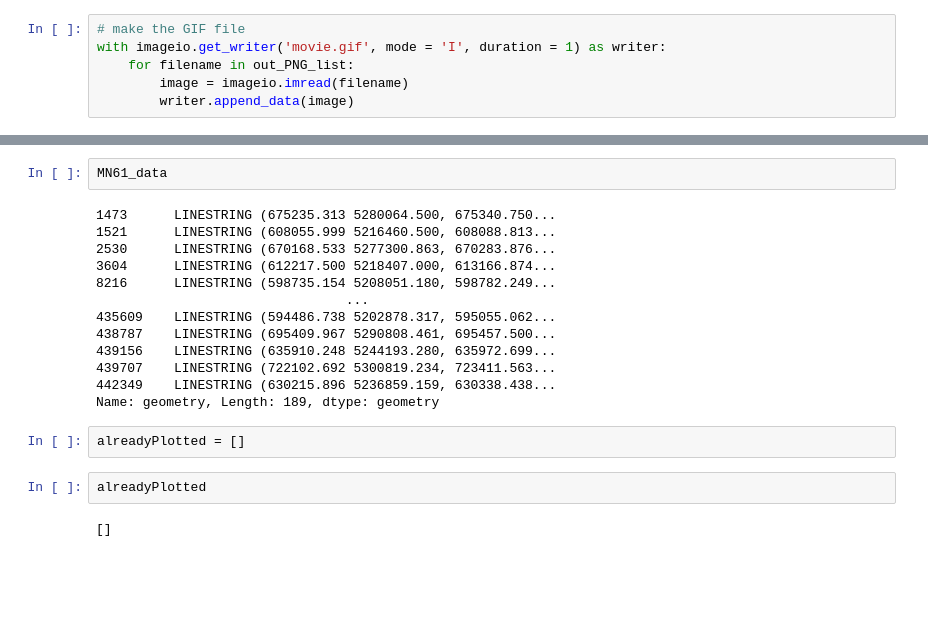
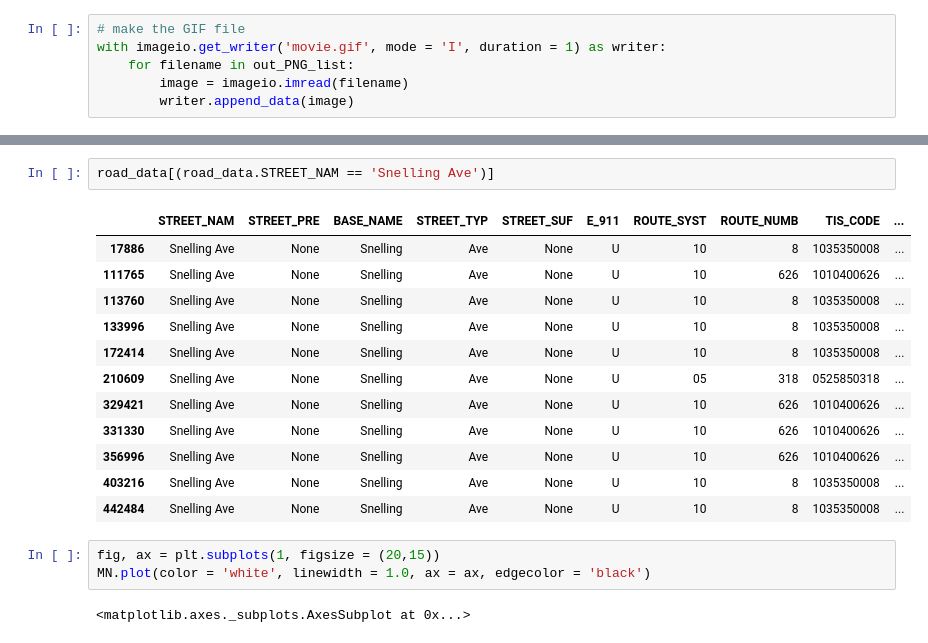
Before and after one commit to MatthewHaas/misc, a Jupyter notebook: minnesota_state_highways.ipynb, the cells around one changed output, grey strips where cells are left out. Cells and saved outputs as stored; diff of their text form; blank space fills up the shorter version.

```diff
--- a/minnesota_state_highways.ipynb
+++ b/minnesota_state_highways.ipynb
@@ -177,21 +131,20 @@ Length: 338, dtype: geometry
-# %%
-MN61_data
-# %% [output]
-1473      LINESTRING (675235.313 5280064.500, 675340.750...
-1521      LINESTRING (608055.999 5216460.500, 608088.813...
-2530      LINESTRING (670168.533 5277300.863, 670283.876...
-3604      LINESTRING (612217.500 5218407.000, 613166.874...
-8216      LINESTRING (598735.154 5208051.180, 598782.249...
-                                ...
-435609    LINESTRING (594486.738 5202878.317, 595055.062...
-438787    LINESTRING (695409.967 5290808.461, 695457.500...
-439156    LINESTRING (635910.248 5244193.280, 635972.699...
-439707    LINESTRING (722102.692 5300819.234, 723411.563...
-442349    LINESTRING (630215.896 5236859.159, 630338.438...
-Name: geometry, Length: 189, dtype: geometry
-# %%
-alreadyPlotted = []
-# %%
-alreadyPlotted
-# %% [output]
-[]
+# %%
+road_data[(road_data.STREET_NAM == 'Snelling Ave')]
+# %% [output]
+|  | STREET_NAM | STREET_PRE | BASE_NAME | STREET_TYP | STREET_SUF | E_911 | ROUTE_SYST | ROUTE_NUMB | TIS_CODE | ... |
+| 17886 | Snelling Ave | None | Snelling | Ave | None | U | 10 | 8 | 1035350008 | ... |
+| 111765 | Snelling Ave | None | Snelling | Ave | None | U | 10 | 626 | 1010400626 | ... |
+| 113760 | Snelling Ave | None | Snelling | Ave | None | U | 10 | 8 | 1035350008 | ... |
+| 133996 | Snelling Ave | None | Snelling | Ave | None | U | 10 | 8 | 1035350008 | ... |
+| 172414 | Snelling Ave | None | Snelling | Ave | None | U | 10 | 8 | 1035350008 | ... |
+| 210609 | Snelling Ave | None | Snelling | Ave | None | U | 05 | 318 | 0525850318 | ... |
+| 329421 | Snelling Ave | None | Snelling | Ave | None | U | 10 | 626 | 1010400626 | ... |
+| 331330 | Snelling Ave | None | Snelling | Ave | None | U | 10 | 626 | 1010400626 | ... |
+| 356996 | Snelling Ave | None | Snelling | Ave | None | U | 10 | 626 | 1010400626 | ... |
+| 403216 | Snelling Ave | None | Snelling | Ave | None | U | 10 | 8 | 1035350008 | ... |
+| 442484 | Snelling Ave | None | Snelling | Ave | None | U | 10 | 8 | 1035350008 | ... |
+# %%
+fig, ax = plt.subplots(1, figsize = (20,15))
+MN.plot(color = 'white', linewidth = 1.0, ax = ax, edgecolor = 'black')
+# %% [output]
+<matplotlib.axes._subplots.AxesSubplot at 0x...>
```
Also changed, not shown: parts of 11 cells of this notebook.
